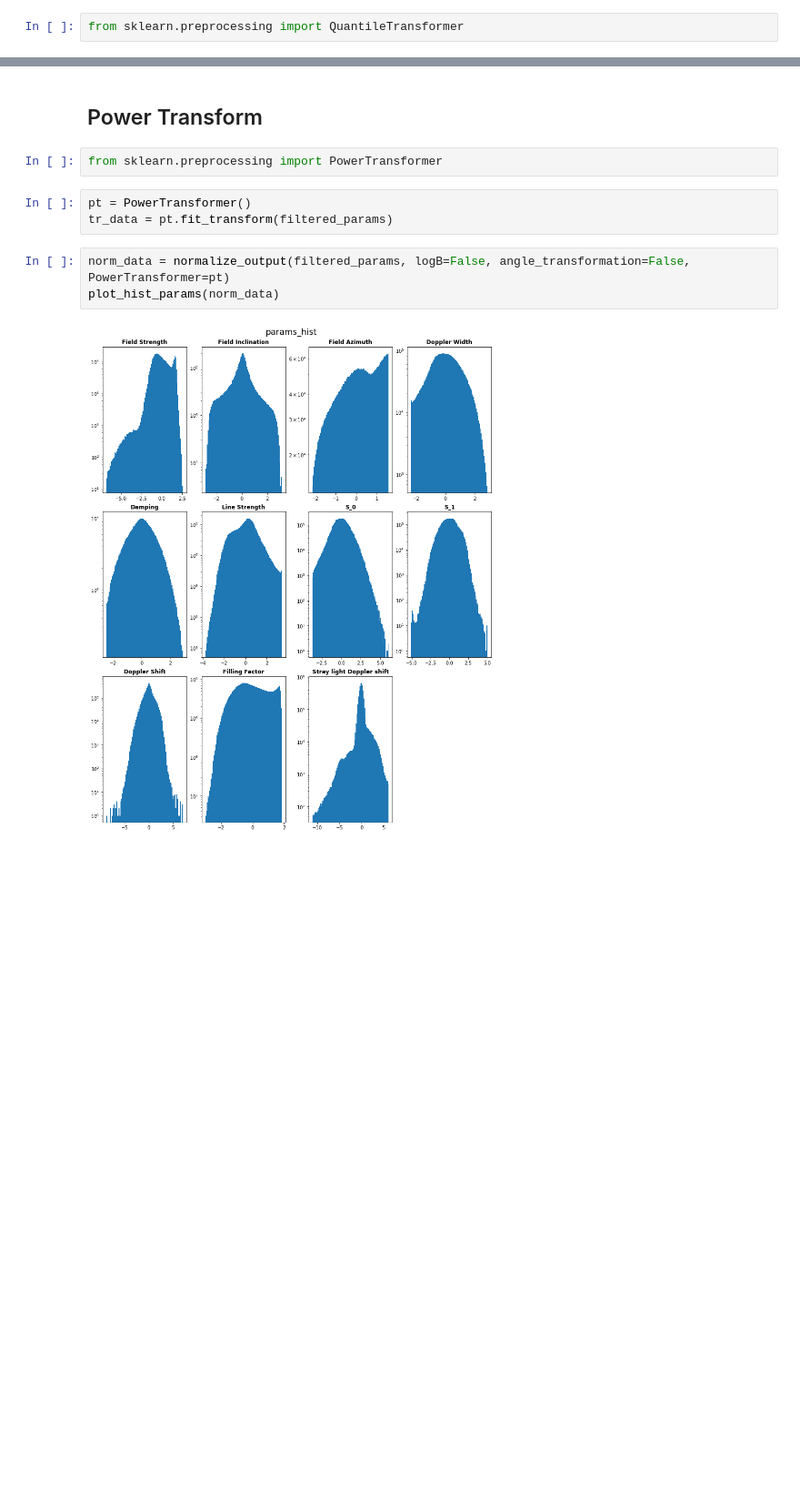
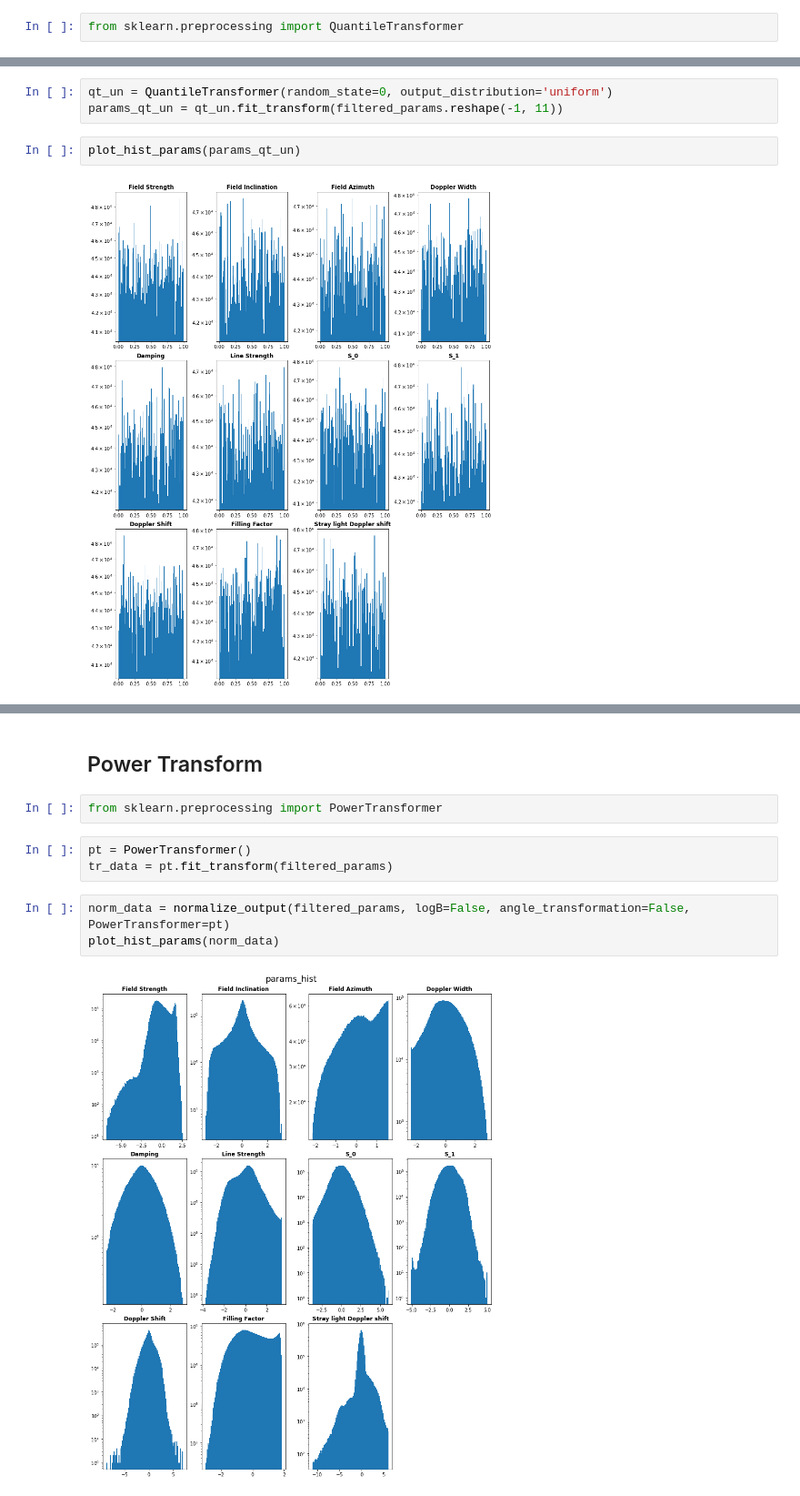
Before and after one commit to iknyazeva/InverseProblem, a Jupyter notebook: notebooks/data_transformations.ipynb, the cells around one changed output, grey strips where cells are left out. Shown at 91% size. Saved outputs shown, nothing was run; the diff lists cells and outputs as text; blank space fills up the shorter version.

```diff
--- a/notebooks/data_transformations.ipynb
+++ b/notebooks/data_transformations.ipynb
@@ -77,0 +82,7 @@ array([ 66, 146,  52, 164,  68, 175, 173, 112, 152,  42,  56])
+# %%
+qt_un = QuantileTransformer(random_state=0, output_distribution='uniform')
+params_qt_un = qt_un.fit_transform(filtered_params.reshape(-1, 11))
+# %%
+plot_hist_params(params_qt_un)
+# %% [output]
+[figure, added]
```
Also changed, not shown: parts of 8 cells of this notebook.
